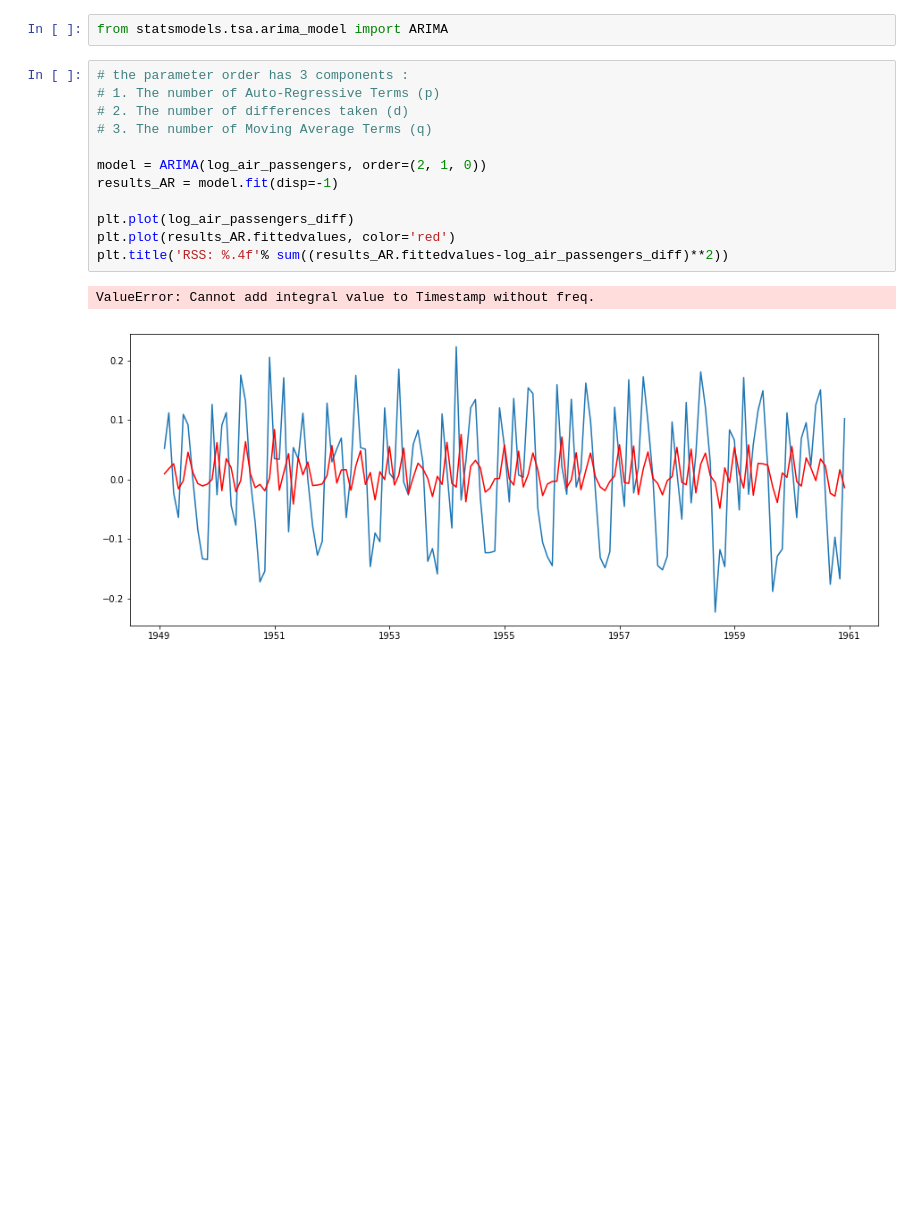
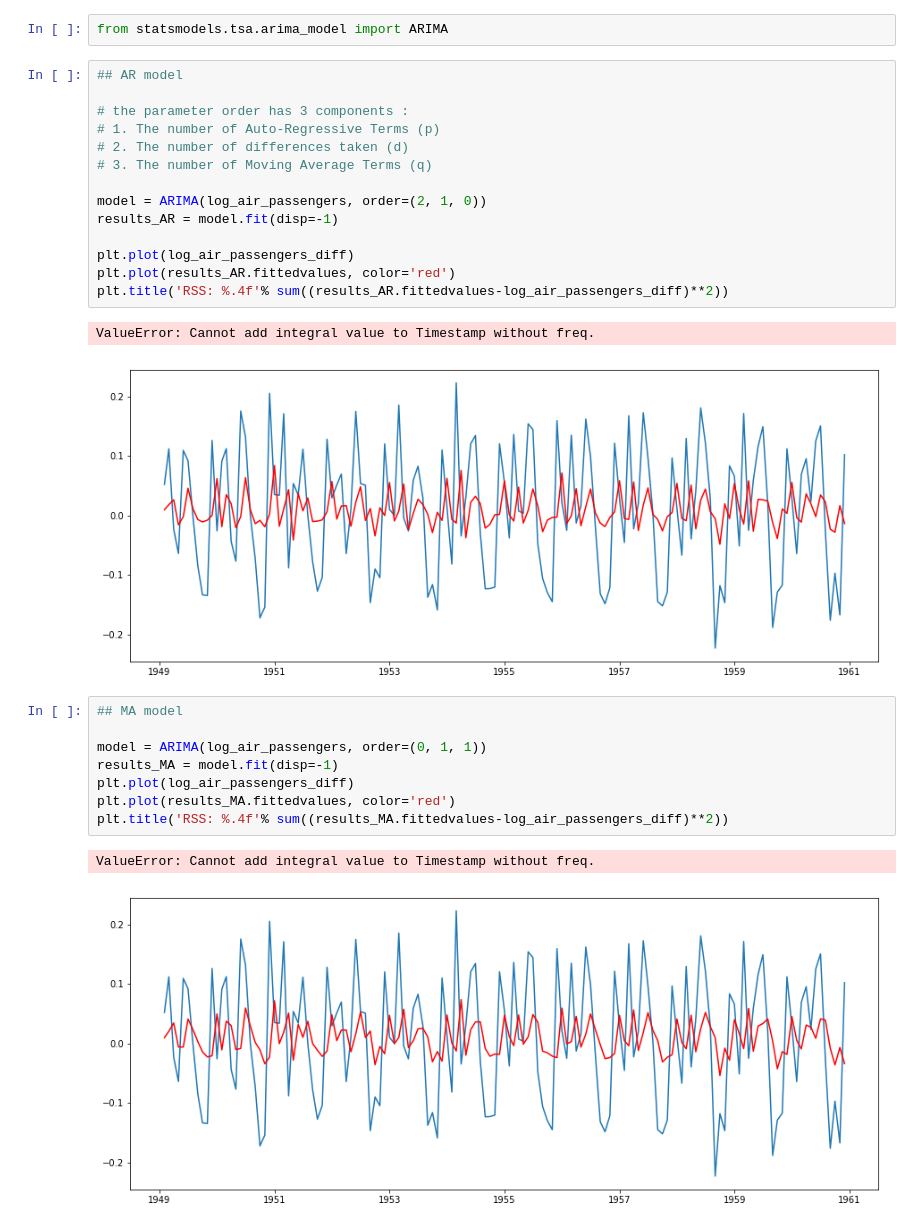
Before and after one commit to mkumar73/time-series, a Jupyter notebook: python/air_passenger_forecasting.ipynb, the cells around one changed output. Saved outputs shown, nothing was run; the diff lists cells and outputs as text; blank space fills up the shorter version.

Commit message:
ar, ma and arima

```diff
--- a/python/air_passenger_forecasting.ipynb
+++ b/python/air_passenger_forecasting.ipynb
@@ -139,6 +139,8 @@ plt.axhline(y=1.96/np.sqrt(len(log_air_passengers_diff)), linestyle='--')
 # %%
 from statsmodels.tsa.arima_model import ARIMA
 # %%
+## AR model
+
 # the parameter order has 3 components :
 # 1. The number of Auto-Regressive Terms (p)
 # 2. The number of differences taken (d)
@@ -153,3 +155,14 @@ plt.title('RSS: %.4f'% sum((results_AR.fittedvalues-log_air_passengers_diff)**2)
 # %% [output]
 ValueError: Cannot add integral value to Timestamp without freq.
 [figure]
+# %%
+## MA model
+
+model = ARIMA(log_air_passengers, order=(0, 1, 1))
+results_MA = model.fit(disp=-1)
+plt.plot(log_air_passengers_diff)
+plt.plot(results_MA.fittedvalues, color='red')
+plt.title('RSS: %.4f'% sum((results_MA.fittedvalues-log_air_passengers_diff)**2))
+# %% [output]
+ValueError: Cannot add integral value to Timestamp without freq.
+[figure, added]
```
Also changed, not shown: parts of 1 cell of this notebook.
